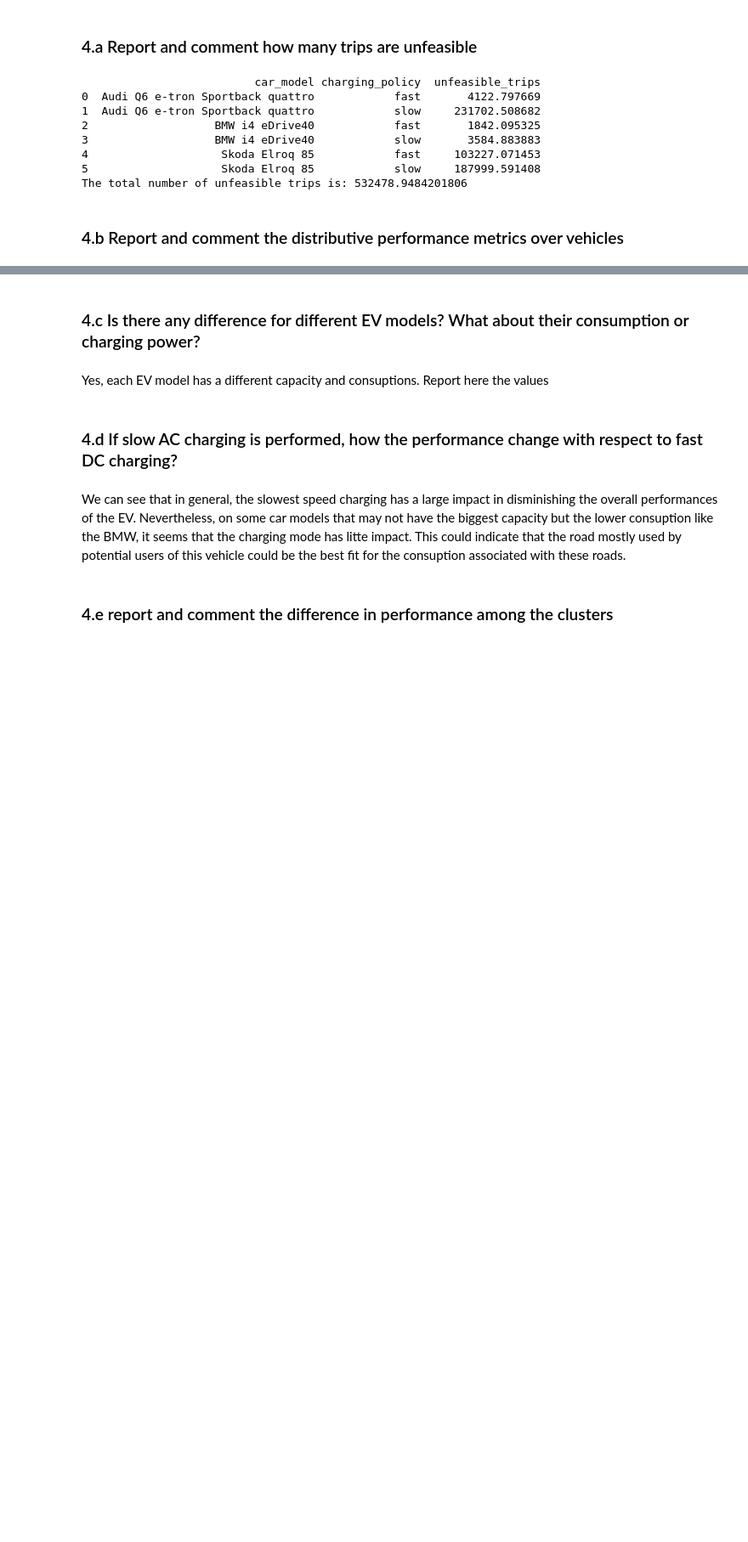
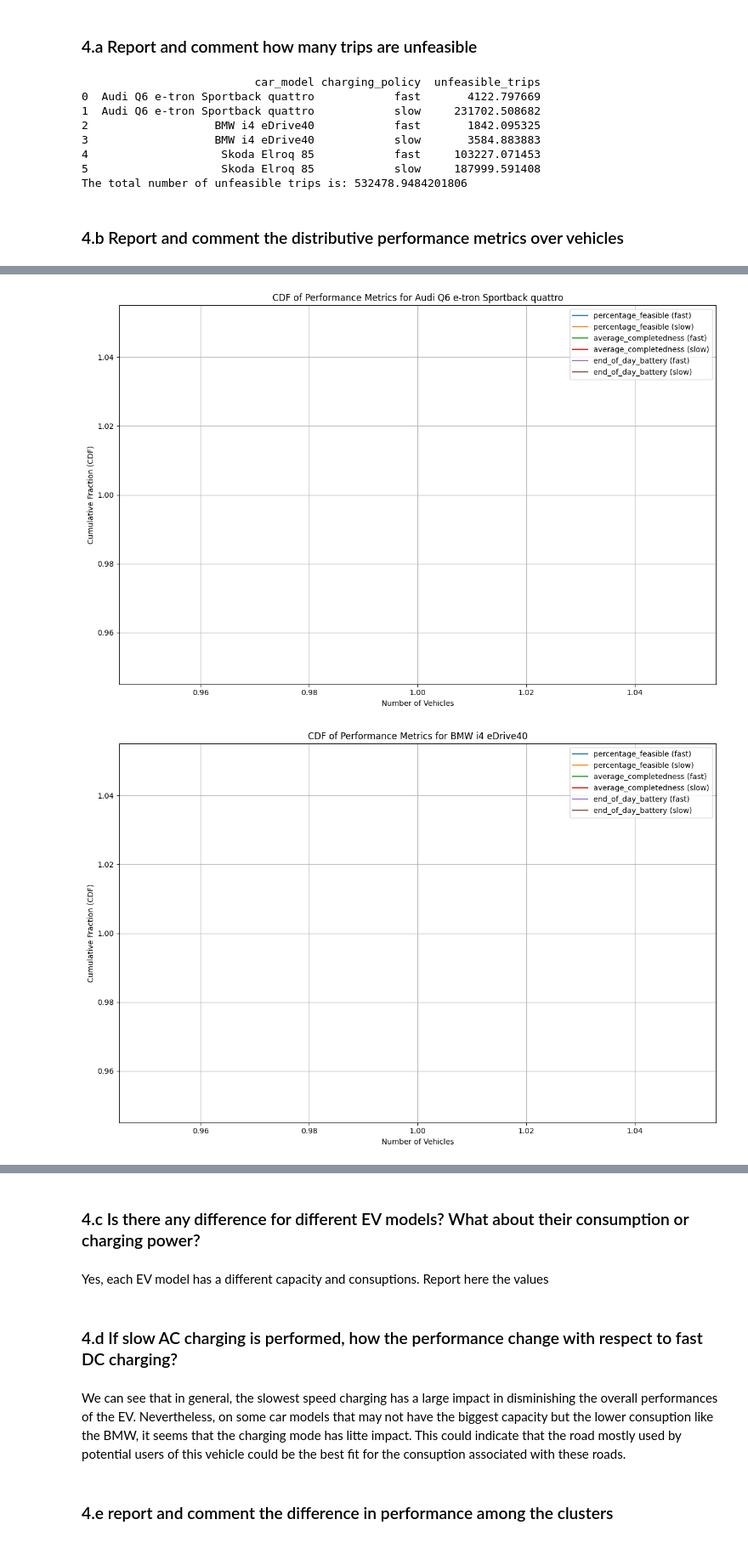
Before and after one commit to Djoulia/ICT4SM_lab3, a Jupyter notebook: main.ipynb, the cells around one changed output, grey strips where cells are left out. Shown at 85% size. Saved outputs shown, nothing was run; the diff lists cells and outputs as text; code cells hidden in the pictures; blank space fills up the shorter version.

```diff
--- a/main.ipynb
+++ b/main.ipynb
@@ -888,0 +851,78 @@ for car_model in car_models_in_results:
+# %%
+import pandas as pd
+import numpy as np
+import matplotlib.pyplot as plt
+
+# Load dataset and preprocess
+dataset = pd.read_csv('Unipol_dataset_lab3.csv')
+dataset['start_time'] = pd.to_datetime(dataset['start_time'])
+dataset['stop_time'] = pd.to_datetime(dataset['stop_time'])
+
+# Get unique vehicle IDs
+unique_vehicle_ids = dataset['vehicle_id'].unique()
+
+# Initialize a list to store results
+all_results = []
+
+# Loop through all vehicles
+for vehicle_id in unique_vehicle_ids:
+    # Analyze the vehicle and append the results
+    results = analyze_vehicle(vehicle_id, dataset, car_models, road_mapping)
+    all_results.append(results)
+
+# Combine results into a single DataFrame
+combined_results = pd.concat(all_results, ignore_index=True)
+
+# Group results by car model and charging policy for summary
+final_summary = combined_results.groupby(["car_model", "charging_policy"], as_index=False).agg({
+    "percentage_feasible": "mean",
+    "average_completedness": "mean",
+    "end_of_day_battery": "mean"
+})
+
+# Get unique car models
+car_models_in_results = final_summary['car_model'].unique()
+
+# Loop through each car model to generate CDF plots
+for car_model in car_models_in_results:
+    plt.figure(figsize=(12, 8))
+
+    # Filter data for the current car model
+    car_model_data = final_summary[final_summary['car_model'] == car_model]
+    if car_model_data.empty:
+        continue  # Skip if no data available for this car model
+
+    # Define metrics and charging policies
+    metrics = ["percentage_feasible", "average_completedness", "end_of_day_battery"]
+    charging_policies = ["fast", "slow"]
+
+    for metric in metrics:
+        for charging_policy in charging_policies:
+            # Filter data for the current charging policy
+            policy_data = car_model_data[car_model_data['charging_policy'] == charging_policy]
+            if policy_data.empty:
+                continue
+
+            # Sort vehicles by the metric
+            sorted_values = policy_data[metric].sort_values()
+
+            # Calculate the cumulative number of vehicles (x-axis)
+            num_vehicles = np.arange(1, len(sorted_values) + 1)
+
+            # Compute the CDF (y-axis)
+            cdf = np.arange(1, len(sorted_values) + 1) / len(sorted_values)
+
+            # Plot CDF
+            plt.plot(num_vehicles, cdf, label=f"{metric} ({charging_policy})")
+
+    # Customize the plot
+    plt.xlabel("Number of Vehicles")
+    plt.ylabel("Cumulative Fraction (CDF)")
+    plt.title(f"CDF of Performance Metrics for {car_model}")
+    plt.legend()
+    plt.grid()
+    plt.tight_layout()
+    plt.show()
+# %% [output]
+[figure, added]
+[figure, added]
```
Also changed, not shown: parts of 4 cells of this notebook.
